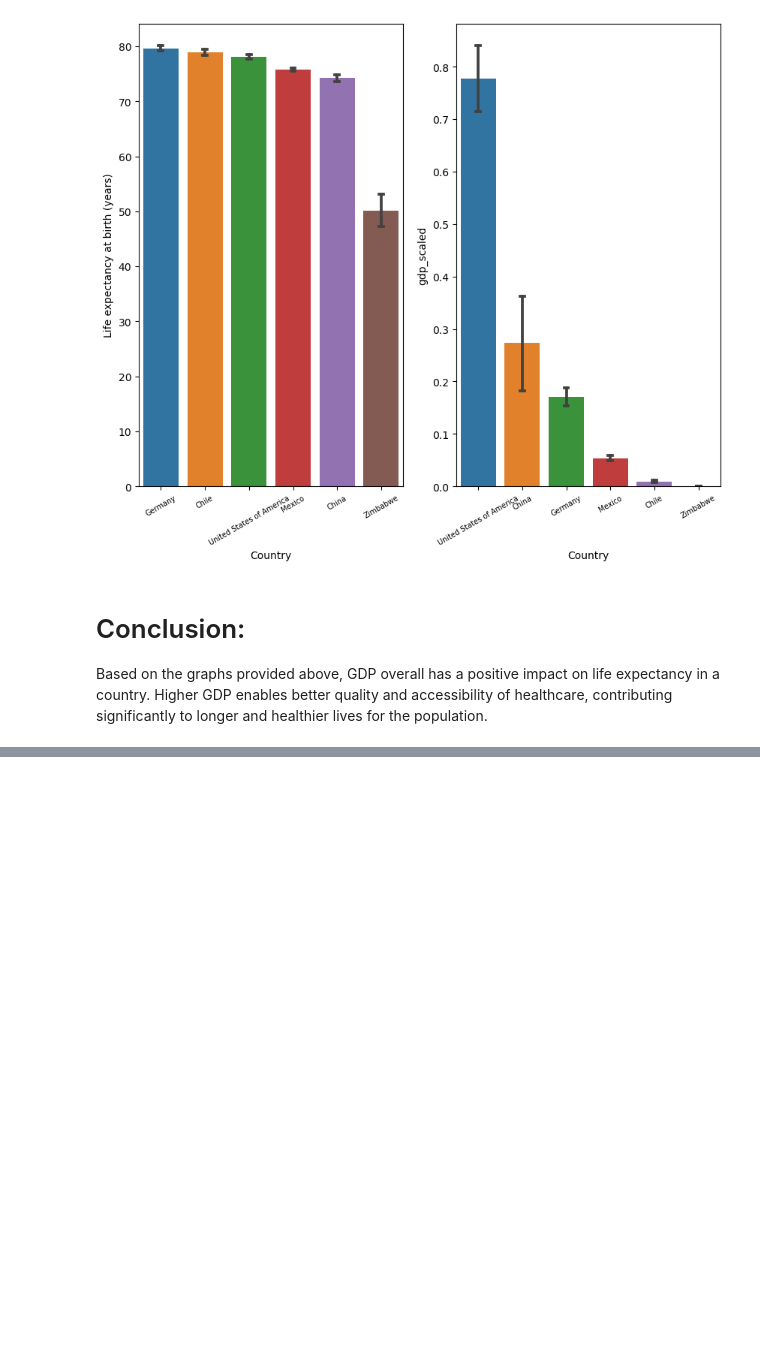
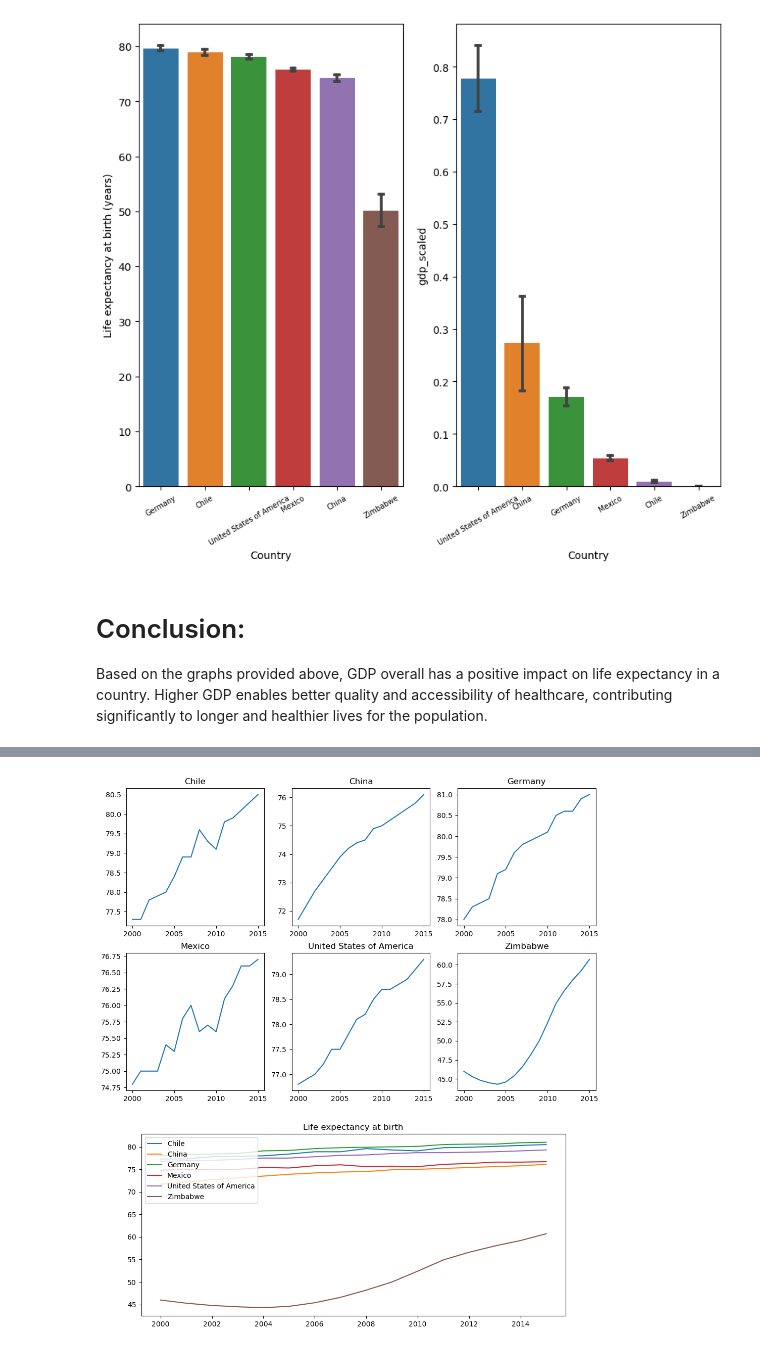
Before and after one commit to Mussorable/data_visualization, a Jupyter notebook: life_expectancy_gdp.ipynb, the cells around one changed output, grey strips where cells are left out. Saved outputs shown, nothing was run; the diff lists cells and outputs as text; code cells hidden in the pictures; blank space fills up the shorter version.

Commit message:
add year vs ife expectancy and add conclusion

```diff
--- a/life_expectancy_gdp.ipynb
+++ b/life_expectancy_gdp.ipynb
@@ -67,0 +65,24 @@ plt.show()
+# %%
+index = 0
+plt.figure(figsize=(12, 12))
+
+for k in df['Country'].unique():
+    plt.subplot(3, 3, index + 1)
+    plt.plot(df[df['Country'] == k]['Year'], df[df['Country'] == k]['Life expectancy at birth (years)'])
+
+    plt.title(k)
+
+    ax = plt.subplot(3, 3, len(df['Country'].unique()) + 1)
+    plt.plot(df[df['Country'] == k]['Year'], df[df['Country'] == k]['Life expectancy at birth (years)'])
+    ax.set_position([0.15, 0.01, 0.7, 0.3])
+
+    index += 1
+
+plt.legend(df['Country'].unique(), loc=2)
+
+plt.title('Life expectancy at birth')
+
+
+plt.show()
+# %% [output]
+[figure, added]
```
Also changed, not shown: parts of 4 cells of this notebook.
